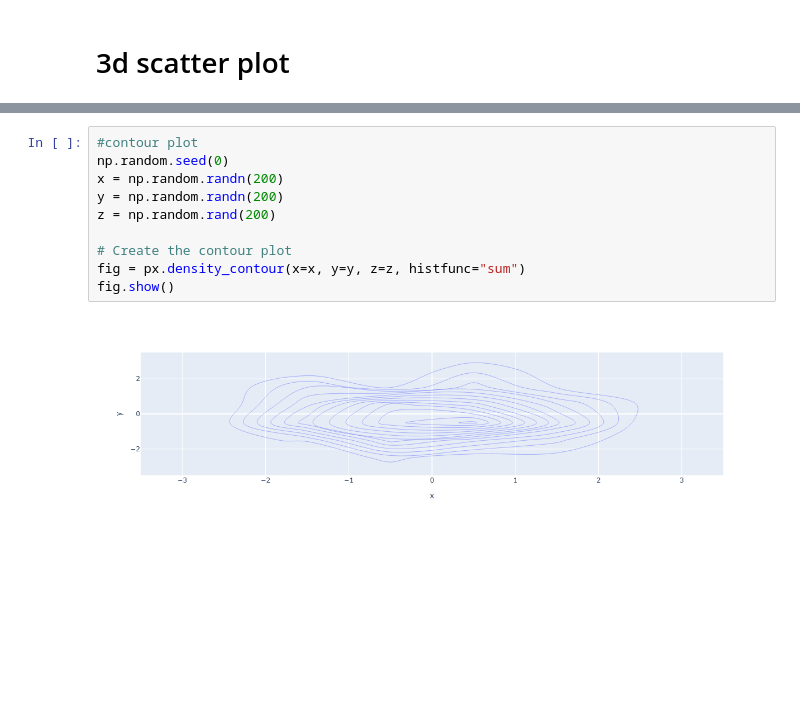
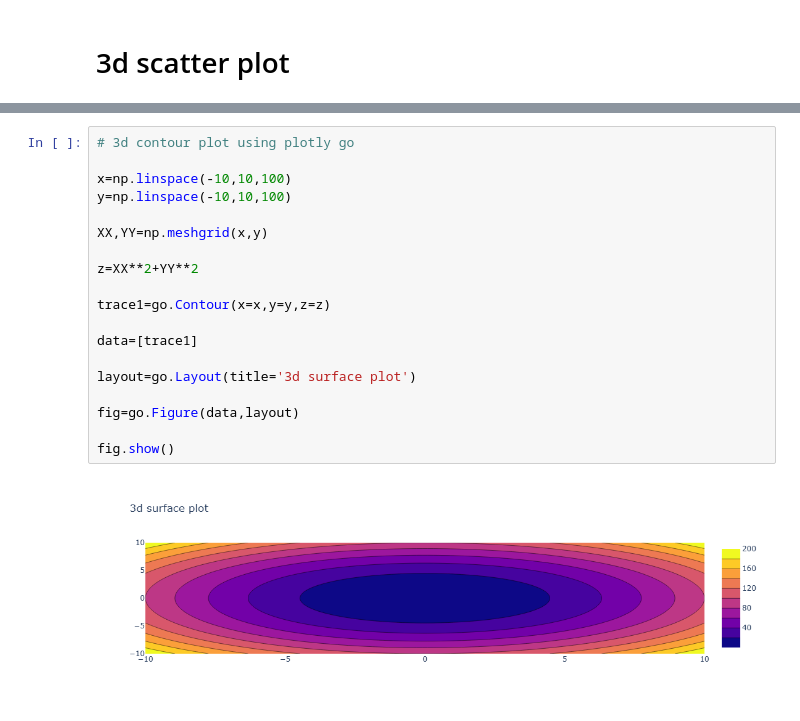
Before and after one commit to pankaj-2708/Data-Science, a Jupyter notebook: 7_plotly/0_file1.ipynb, the cells around one changed output, grey strips where cells are left out. Cells and saved outputs as stored; diff of their text form; blank space fills up the shorter version.

```diff
--- a/7_plotly/0_file1.ipynb
+++ b/7_plotly/0_file1.ipynb
@@ -152,12 +186,21 @@ px.scatter(tips, x="total_bill", y="tip", color="smoker", facet_col="sex")
 # %%
-#contour plot
-np.random.seed(0)
-x = np.random.randn(200)
-y = np.random.randn(200)
-z = np.random.rand(200)
+# 3d contour plot using plotly go
 
-# Create the contour plot
-fig = px.density_contour(x=x, y=y, z=z, histfunc="sum")
+x=np.linspace(-10,10,100)
+y=np.linspace(-10,10,100)
+
+XX,YY=np.meshgrid(x,y)
+
+z=XX**2+YY**2
+
+trace1=go.Contour(x=x,y=y,z=z)
+
+data=[trace1]
+
+layout=go.Layout(title='3d surface plot')
+
+fig=go.Figure(data,layout)
+
 fig.show()
 # %% [output]
-[figure, old version]
+[figure, new version]
```
Also changed, not shown: parts of 13 cells of this notebook, 29 other files.
